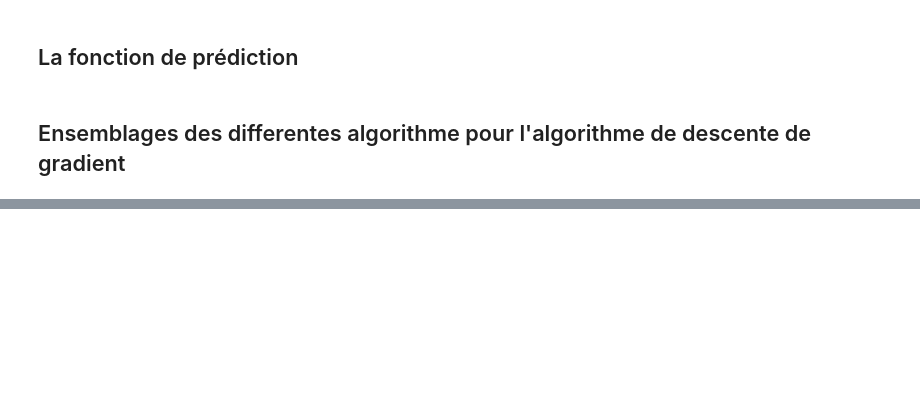
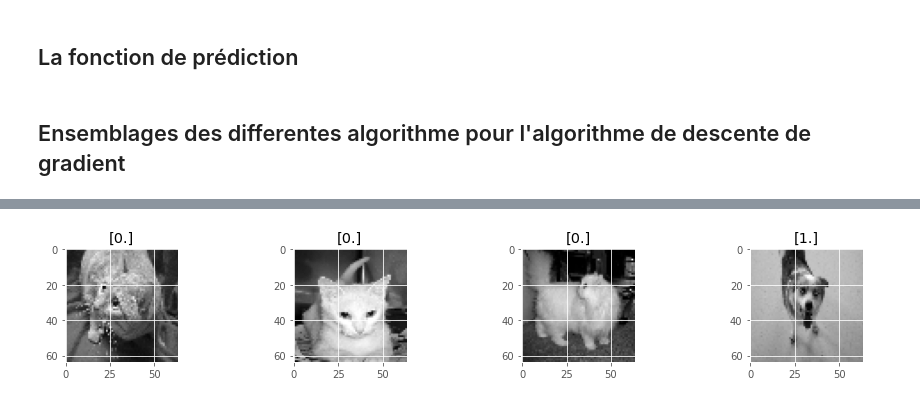
Before and after one commit to camara94/formation-deep-learning, a Jupyter notebook: python/algorith_gradient_descent.ipynb, the cells around one changed output, grey strips where cells are left out. Saved outputs shown, nothing was run; the diff lists cells and outputs as text; code cells hidden in the pictures; blank space fills up the shorter version.

```diff
--- a/python/algorith_gradient_descent.ipynb
+++ b/python/algorith_gradient_descent.ipynb
@@ -183,0 +194,10 @@ Le Score est: 0.93
+# %%
+plt.figure(figsize=(16, 8))
+for i in range(1, 5):
+    plt.subplot(4, 5, i)
+    plt.imshow(X_train[i], cmap='gray')
+    plt.title(y_train[i])
+    plt.tight_layout()
+plt.show();
+# %% [output]
+[figure, added]
```
Also changed, not shown: parts of 22 cells of this notebook, 1 other file.
